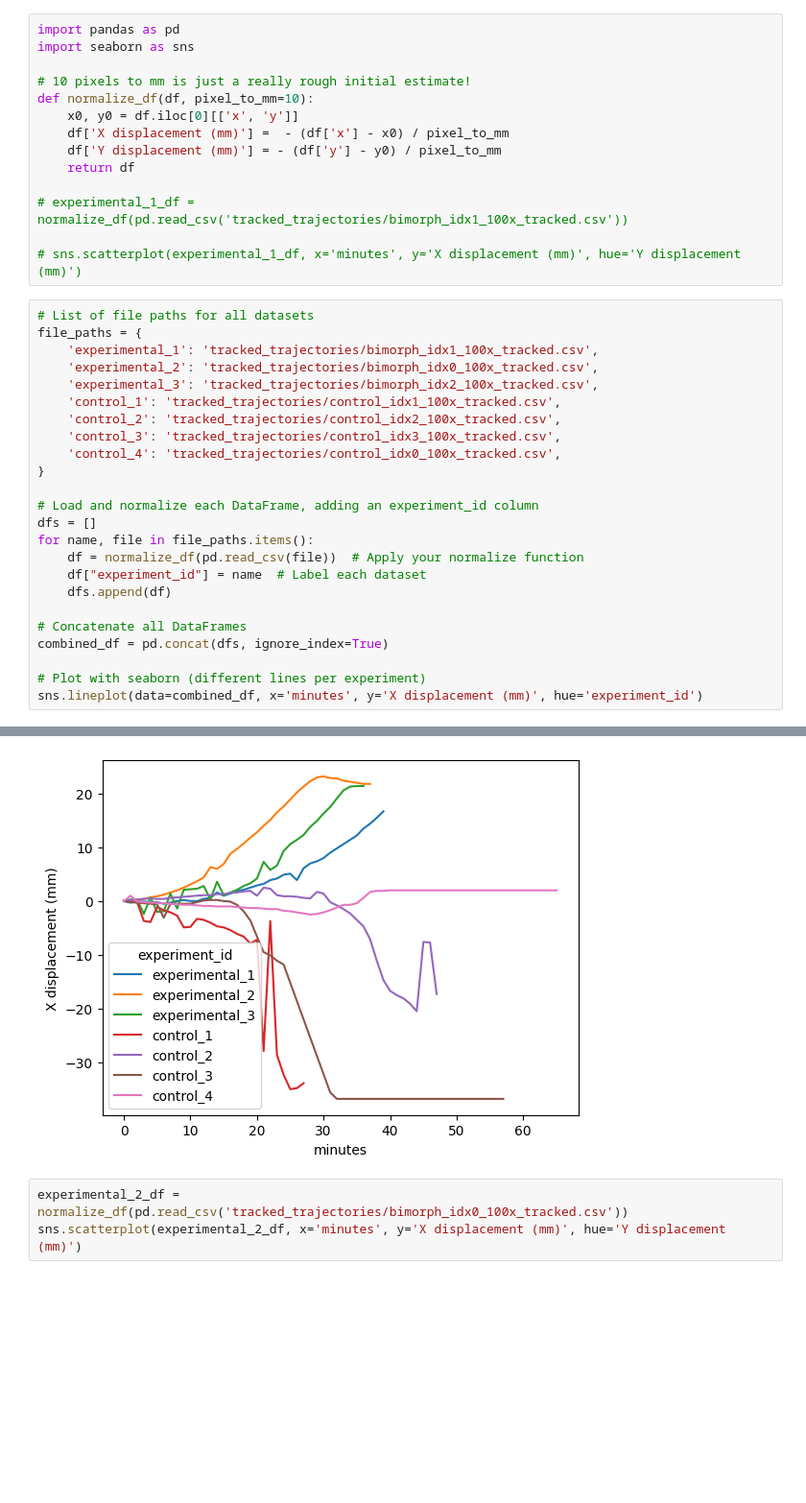
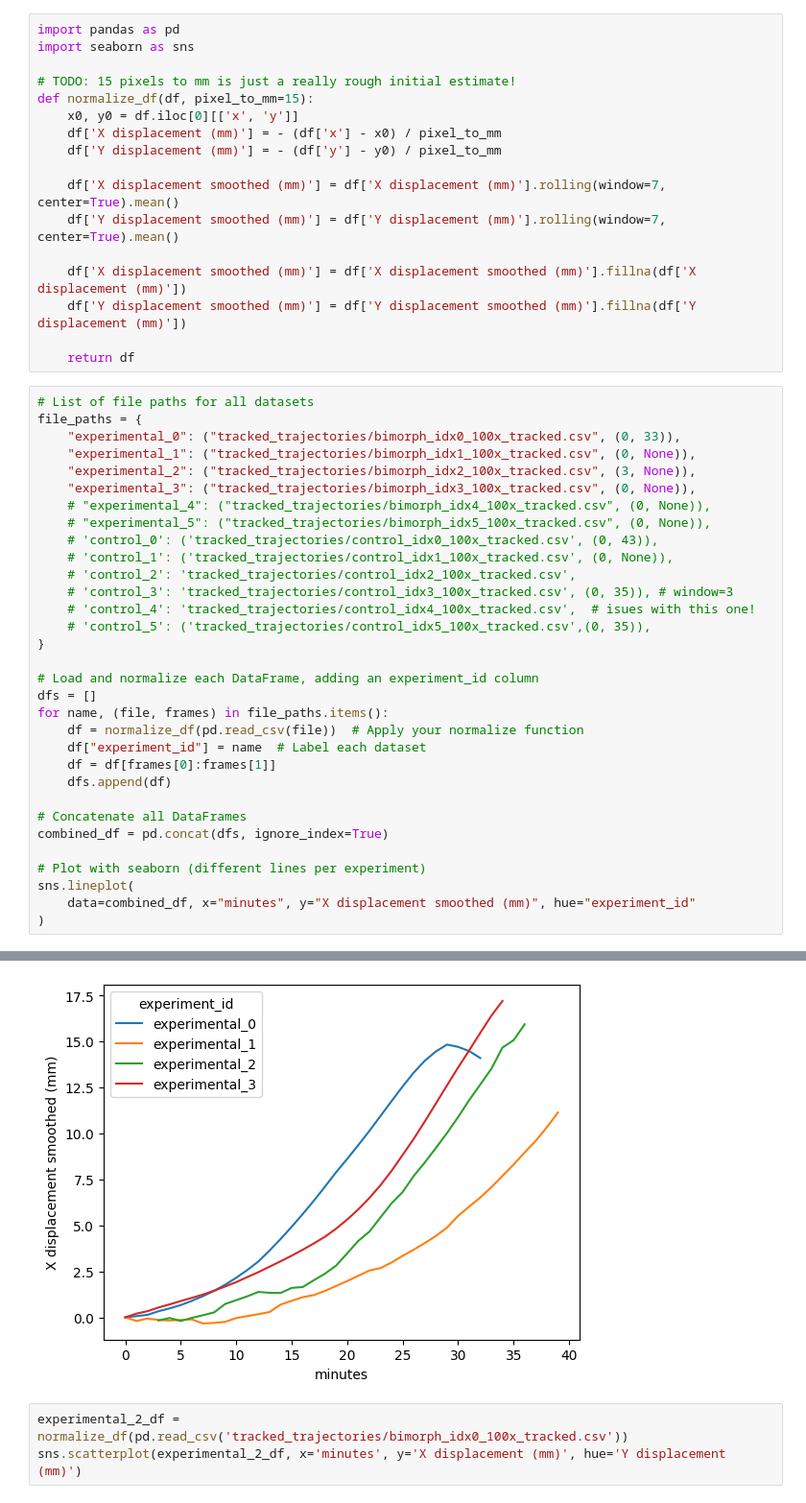
Before and after one commit to YitongTseo/cellulose_origami, a Jupyter notebook: tracking_stitch_together.ipynb, the cells around one changed output, grey strips where cells are left out. Shown at 96% size. Drawn from its saved outputs; the diff is of its cells as text; blank space fills up the shorter version.

Commit message:
trail_stitching_together almost there... just a few more to tweak
as title

```diff
--- a/tracking_stitch_together.ipynb
+++ b/tracking_stitch_together.ipynb
@@ -2,38 +2,49 @@
 import pandas as pd
 import seaborn as sns
 
-# 10 pixels to mm is just a really rough initial estimate!
-def normalize_df(df, pixel_to_mm=10):
+# TODO: 15 pixels to mm is just a really rough initial estimate!
+def normalize_df(df, pixel_to_mm=15):
     x0, y0 = df.iloc[0][['x', 'y']]
-    df['X displacement (mm)'] =  - (df['x'] - x0) / pixel_to_mm
+    df['X displacement (mm)'] = - (df['x'] - x0) / pixel_to_mm
     df['Y displacement (mm)'] = - (df['y'] - y0) / pixel_to_mm
+
+    df['X displacement smoothed (mm)'] = df['X displacement (mm)'].rolling(window=7, center=True).mean()
+    df['Y displacement smoothed (mm)'] = df['Y displacement (mm)'].rolling(window=7, center=True).mean()
+
+    df['X displacement smoothed (mm)'] = df['X displacement smoothed (mm)'].fillna(df['X displacement (mm)'])
+    df['Y displacement smoothed (mm)'] = df['Y displacement smoothed (mm)'].fillna(df['Y displacement (mm)'])
+
     return df
-
-# experimental_1_df = normalize_df(pd.read_csv('tracked_trajectories/bimorph_idx1_100x_tracked.csv'))
-
-# sns.scatterplot(experimental_1_df, x='minutes', y='X displacement (mm)', hue='Y displacement (mm)')
 # %%
 # List of file paths for all datasets
 file_paths = {
-    'experimental_1': 'tracked_trajectories/bimorph_idx1_100x_tracked.csv',
-    'experimental_2': 'tracked_trajectories/bimorph_idx0_100x_tracked.csv',
-    'experimental_3': 'tracked_trajectories/bimorph_idx2_100x_tracked.csv',
-    'control_1': 'tracked_trajectories/control_idx1_100x_tracked.csv',
-    'control_2': 'tracked_trajectories/control_idx2_100x_tracked.csv',
-    'control_3': 'tracked_trajectories/control_idx3_100x_tracked.csv',
-    'control_4': 'tracked_trajectories/control_idx0_100x_tracked.csv',
+    "experimental_0": ("tracked_trajectories/bimorph_idx0_100x_tracked.csv", (0, 33)),
+    "experimental_1": ("tracked_trajectories/bimorph_idx1_100x_tracked.csv", (0, None)),
+    "experimental_2": ("tracked_trajectories/bimorph_idx2_100x_tracked.csv", (3, None)),
+    "experimental_3": ("tracked_trajectories/bimorph_idx3_100x_tracked.csv", (0, None)),
+    # "experimental_4": ("tracked_trajectories/bimorph_idx4_100x_tracked.csv", (0, None)),
+    # "experimental_5": ("tracked_trajectories/bimorph_idx5_100x_tracked.csv", (0, None)),
+    # 'control_0': ('tracked_trajectories/control_idx0_100x_tracked.csv', (0, 43)),
+    # 'control_1': ('tracked_trajectories/control_idx1_100x_tracked.csv', (0, None)),
+    # 'control_2': 'tracked_trajectories/control_idx2_100x_tracked.csv',
+    # 'control_3': 'tracked_trajectories/control_idx3_100x_tracked.csv', (0, 35)), # window=3
+    # 'control_4': 'tracked_trajectories/control_idx4_100x_tracked.csv',  # isues with this one!
+    # 'control_5': ('tracked_trajectories/control_idx5_100x_tracked.csv',(0, 35)),
 }
 
 # Load and normalize each DataFrame, adding an experiment_id column
 dfs = []
-for name, file in file_paths.items():
+for name, (file, frames) in file_paths.items():
     df = normalize_df(pd.read_csv(file))  # Apply your normalize function
     df["experiment_id"] = name  # Label each dataset
+    df = df[frames[0]:frames[1]]
     dfs.append(df)
 
 # Concatenate all DataFrames
 combined_df = pd.concat(dfs, ignore_index=True)
 
 # Plot with seaborn (different lines per experiment)
-sns.lineplot(data=combined_df, x='minutes', y='X displacement (mm)', hue='experiment_id')
+sns.lineplot(
+    data=combined_df, x="minutes", y="X displacement smoothed (mm)", hue="experiment_id"
+)
 # %% [output]
@@ -41,4 +52,4 @@ sns.lineplot(data=combined_df, x='minutes', y='X displacement (mm)', hue='experi
-[figure, old version]
+[figure, new version]
 # %%
 experimental_2_df = normalize_df(pd.read_csv('tracked_trajectories/bimorph_idx0_100x_tracked.csv'))
 sns.scatterplot(experimental_2_df, x='minutes', y='X displacement (mm)', hue='Y displacement (mm)')
```
Also changed, not shown: parts of 1 cell of this notebook, 51 other files.
